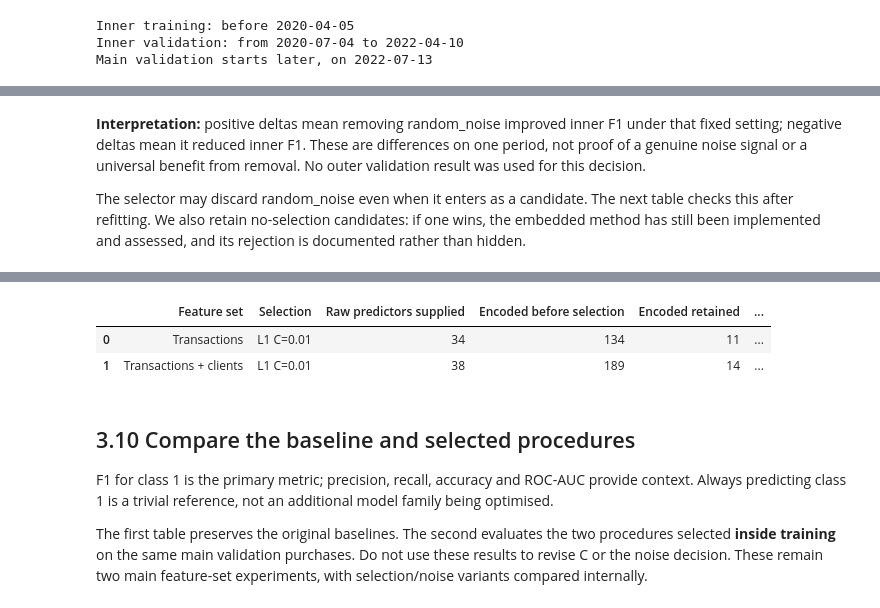
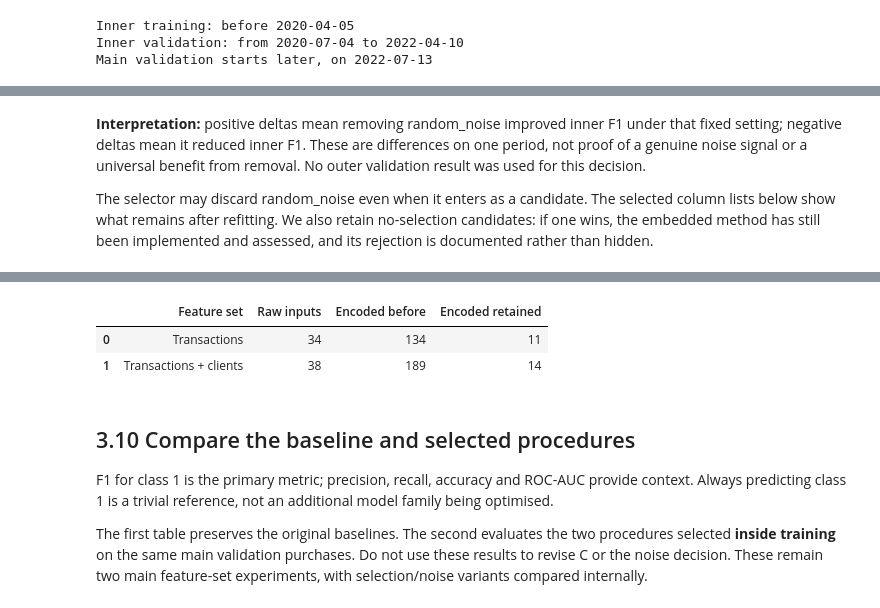
Before and after one commit to alfredosoudo21/ML_Group_04, a Jupyter notebook: notebooks/03_temporal_baseline_experiments.ipynb, the cells around one changed output, grey strips where cells are left out. Cells and saved outputs as stored; diff of their text form; code cells hidden in the pictures.

```diff
--- a/notebooks/03_temporal_baseline_experiments.ipynb
+++ b/notebooks/03_temporal_baseline_experiments.ipynb
@@ -365,12 +318,12 @@ Pipeline ready: preprocessing -> optional L1 selection -> logistic regression.
 
 These runs keep all starting predictors, including `random_noise`, and reproduce the original reference comparison. Their main validation results are descriptive references; they do not choose the L1 strength or noise treatment.
 # %%
-transaction_model = fit_checked(make_model(X_train), X_train, y_train)
+transaction_model = make_model(X_train)
+transaction_model.fit(X_train, y_train)
 transaction_probability = transaction_model.predict_proba(X_valid)[:, 1]
 transaction_prediction = (transaction_probability >= THRESHOLD).astype(int)
 
-client_model = fit_checked(make_model(X_train_clients), X_train_clients, y_train)
+client_model = make_model(X_train_clients)
+client_model.fit(X_train_clients, y_train)
 client_probability = client_model.predict_proba(X_valid_clients)[:, 1]
 client_prediction = (client_probability >= THRESHOLD).astype(int)
-
-print('Both original baselines fitted successfully.')
@@ -549,49 +474,28 @@ Transactions + clients: L1 C=0.01; random_noise removed before preprocessing.
 # %% [markdown]
 **Interpretation:** positive deltas mean removing random_noise improved inner F1 under that fixed setting; negative deltas mean it reduced inner F1. These are differences on one period, not proof of a genuine noise signal or a universal benefit from removal. No outer validation result was used for this decision.
 
-The selector may discard random_noise even when it enters as a candidate. The next table checks this after refitting. We also retain no-selection candidates: if one wins, the embedded method has still been implemented and assessed, and its rejection is documented rather than hidden.
+The selector may discard random_noise even when it enters as a candidate. The selected column lists below show what remains after refitting. We also retain no-selection candidates: if one wins, the embedded method has still been implemented and assessed, and its rejection is documented rather than hidden.
 # %%
-selected_models = {}
-selected_probabilities = {}
-selected_predictions = {}
-audit_tables = []
-outer_feature_summary = []
-
-for feature_set, frames in feature_sets.items():
-    candidate_id = chosen_candidates[feature_set]
-    spec = candidate_specs[candidate_id]
-    model = fit_checked(
-        make_model(frames['train'][spec['columns']], selector_c=spec['selector_c']),
-        frames['train'][spec['columns']], y_train
-    )
-    selected_models[feature_set] = model
-    selected_probabilities[feature_set] = model.predict_proba(
-        frames['valid'][spec['columns']]
-    )[:, 1]
-    selected_predictions[feature_set] = (
-        selected_probabilities[feature_set] >= THRESHOLD
-    ).astype(int)
-
-    audit = selected_column_table(model)
-    audit.insert(0, 'Feature set', feature_set)
-    audit_tables.append(audit)
-    kept_names = audit.loc[audit['selected'], 'encoded_column'].tolist()
-    outer_feature_summary.append({
-        'Feature set': feature_set,
-        'Selection': 'None' if spec['selector_c'] is None else 'L1 C=' + str(spec['selector_c']),
-        'Raw predictors supplied': len(spec['columns']),
-        'Encoded before selection': len(audit),
-        'Encoded retained': len(kept_names),
-        'random_noise retained': 'numeric__random_noise' in kept_names,
-        'Noise missing-indicator retained': 'numeric__missingindicator_random_noise' in kept_names
+selected_models, selected_probabilities, selected_predictions = {}, {}, {}
+feature_summary = []
+for name, frames in feature_sets.items():
+    settings = chosen_settings.loc[name]
+    columns = frames['train'].columns.tolist()
+    if not settings['Keep noise']:
+        columns.remove('random_noise')
+    model = make_model(frames['train'][columns], settings['C'])
+    model.fit(frames['train'][columns], y_train)
+    selected_models[name] = model
+    probability = model.predict_proba(frames['valid'][columns])[:, 1]
+    selected_probabilities[name] = probability
+    selected_predictions[name] = (probability >= THRESHOLD).astype(int)
+    names = selected_columns(model)
+    feature_summary.append({
+        'Feature set': name, 'Raw inputs': len(columns),
+        'Encoded before': len(model['preparation'].get_feature_names_out()),
+        'Encoded retained': len(names)
     })
-    print('\n' + feature_set + ' — retained encoded columns:')
-    print(', '.join(kept_names))
-    print('Removed encoded columns:', int((~audit['selected']).sum()),
-          '(full list is exported in outer_feature_audit.csv).')
-    print('Original variables still represented:',
-          ', '.join(audit.loc[audit['selected'], 'raw_feature'].drop_duplicates()))
-
-outer_feature_audit = pd.concat(audit_tables, ignore_index=True)
-display(pd.DataFrame(outer_feature_summary))
+    print(name + ': selected encoded columns')
+    print(', '.join(names))
+display(pd.DataFrame(feature_summary))
 # %% [output]
@@ -607,6 +506,6 @@ Original variables still represented: Total Imp_, days_since_previous_purchase,
-|  | Feature set | Selection | Raw predictors supplied | Encoded before selection | Encoded retained | ... |
-| 0 | Transactions | L1 C=0.01 | 34 | 134 | 11 | ... |
-| 1 | Transactions + clients | L1 C=0.01 | 38 | 189 | 14 | ... |
+|  | Feature set | Raw inputs | Encoded before | Encoded retained |
+| 0 | Transactions | 34 | 134 | 11 |
+| 1 | Transactions + clients | 38 | 189 | 14 |
 # %% [markdown]
 ## 3.10 Compare the baseline and selected procedures
 
```
Also changed, not shown: parts of 14 cells of this notebook, 10 other files.
